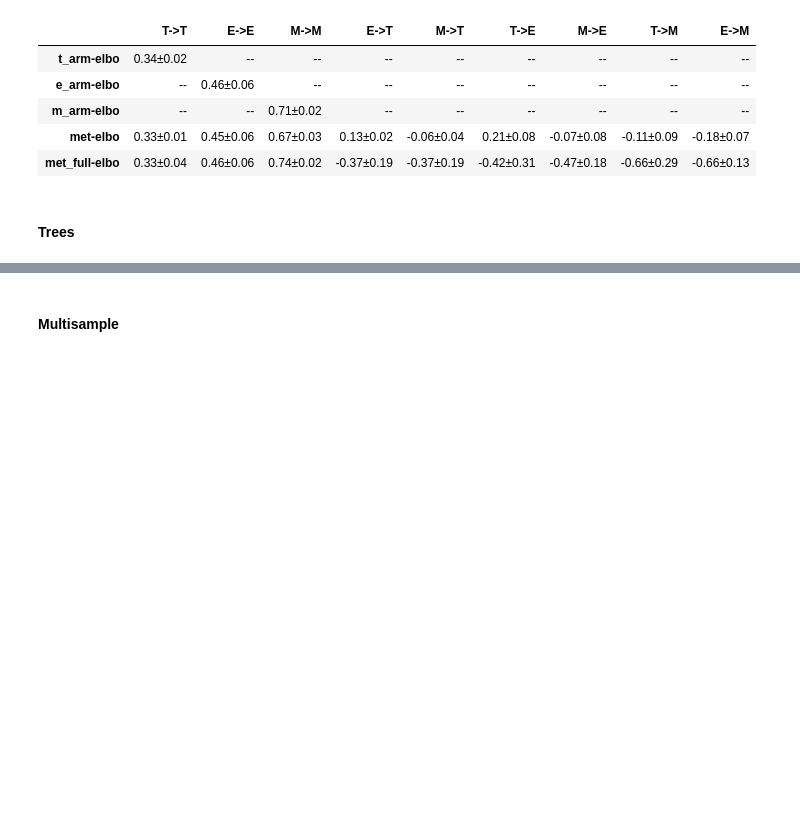
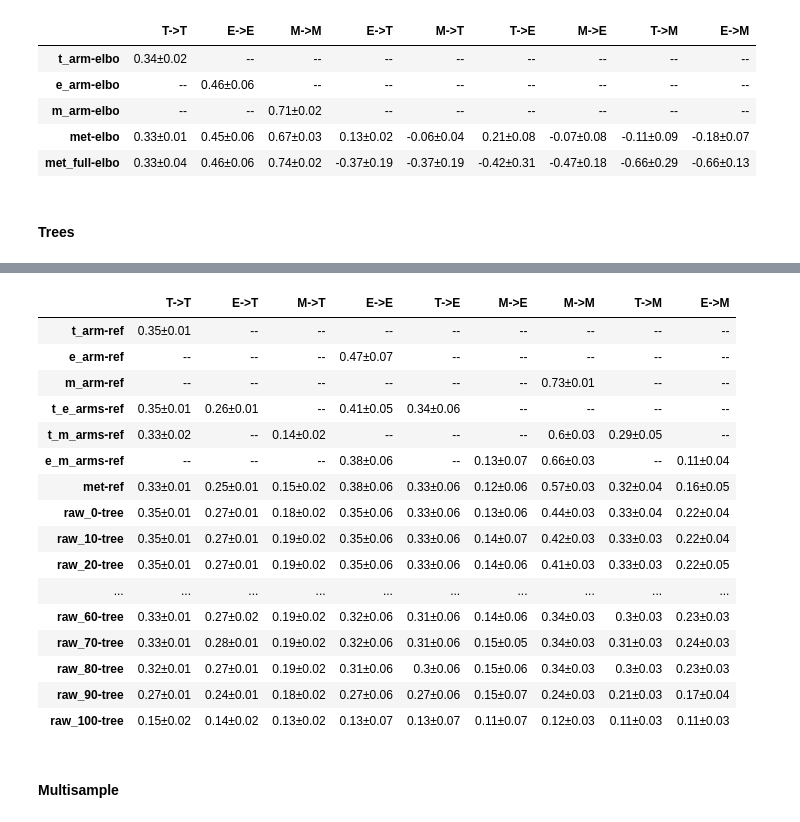
Before and after one commit to AllenInstitute/cplAE_MET, a Jupyter notebook: notebooks/Results.ipynb, the cells around one changed output, grey strips where cells are left out. Drawn from its saved outputs; the diff is of its cells as text; code cells hidden in the pictures; blank space fills up the shorter version.

```diff
--- a/notebooks/Results.ipynb
+++ b/notebooks/Results.ipynb
@@ -106,7 +106,7 @@ def run_recon_plan(plan, targets, met_data, loaded_experiments, previous = {}):
     for (target, groups_dict) in plan.items():
         print(f"\nRunning target {target}:")
         target_info = targets[target]
-        specimen_ids = met_data.query(**target_info["query"])["specimen_id"]
+        specimen_ids = met_data.query(**target_info["query"], outputs = ["specimen_id"])["specimen_id"]
         loss_config = {"encoder_cross_grad": False, "device": "cpu", **target_info["loss"]}
         loss_func = ReconstructionLoss(loss_config, met_data, specimen_ids)
         trans_funcs = {form: get_transformation_function(params) for (form, params) in target_info["loss"]["transform"].items()}
@@ -160,7 +160,7 @@ def build_table(scores, column_info, groups, num_decimals, exps = None):
 dataset_folders = {
   "logcpm": "../data/transcriptomics",
   "pca-ipfx": "../data/electrophysiology",
-  "arbors": "../data/morphology/densities/120_4_4_old"}
+  "arbors": "../data/morphology/densities/120_4_4/histogram"}
 met_data = MET_Data("../data/meta/specimens.csv", **dataset_folders)
 for form in ["logcpm", "pca-ipfx", "arbors"]:
     met_data.cache_data(form)
@@ -315,7 +324,7 @@ general_targets = {
         "modalities": ["T", "E", "M"],
         "loss": {
             "formats": {"T": ["logcpm"], "E": ["pca-ipfx"], "M": ["arbors"]},
-            "losses": {"logcpm": "feature_r2", "pca-ipfx": "feature_r2", "arbors": "sample_r2"},
+            "losses": {"logcpm": "sample_r2", "pca-ipfx": "sample_r2", "arbors": "sample_r2"},
             "transform": {}},
         "groups": {"patch", "full", "grad", "complete", "smartseq", "cpl", "var", "tight", "loose", "direct", "decoupled", "ME", "fMOST"},
         "display": {"T": lambda x: 1 - x, "E": lambda x: 1 - x, "M": lambda x: 1 - x}
@@ -364,7 +373,7 @@ general_targets = {
 # %%
 general_accs = {}
 # %%
-specified = [("patchseq", "test", None)]
+specified = [("patchseq", "tree", None)]
 plan = generate_recon_plan(specified, general_targets)
 general_accs = run_recon_plan(plan, general_targets, met_data, all_experiments, general_accs)
 general_scores = compute_scores(general_accs)
@@ -630,3 +612,27 @@ build_table(general_scores, [
+# %%
+build_table(general_scores, [
+    ("T->T", "patchseq", "T->T"), ("E->T", "patchseq", "E->T"), ("M->T", "patchseq", "M->T"), ("E->E", "patchseq", "E->E"),
+    ("T->E", "patchseq", "T->E"), ("M->E", "patchseq", "M->E"), ("M->M", "patchseq", "M->M"), ("T->M", "patchseq", "T->M"),
+    ("E->M", "patchseq", "E->M")],
+            ["ref", "tree"], 2)
+# %% [output]
+|  | T->T | E->T | M->T | E->E | T->E | M->E | M->M | T->M | E->M |
+| t_arm-ref | 0.35±0.01 | -- | -- | -- | -- | -- | -- | -- | -- |
+| e_arm-ref | -- | -- | -- | 0.47±0.07 | -- | -- | -- | -- | -- |
+| m_arm-ref | -- | -- | -- | -- | -- | -- | 0.73±0.01 | -- | -- |
+| t_e_arms-ref | 0.35±0.01 | 0.26±0.01 | -- | 0.41±0.05 | 0.34±0.06 | -- | -- | -- | -- |
+| t_m_arms-ref | 0.33±0.02 | -- | 0.14±0.02 | -- | -- | -- | 0.6±0.03 | 0.29±0.05 | -- |
+| e_m_arms-ref | -- | -- | -- | 0.38±0.06 | -- | 0.13±0.07 | 0.66±0.03 | -- | 0.11±0.04 |
+| met-ref | 0.33±0.01 | 0.25±0.01 | 0.15±0.02 | 0.38±0.06 | 0.33±0.06 | 0.12±0.06 | 0.57±0.03 | 0.32±0.04 | 0.16±0.05 |
+| raw_0-tree | 0.35±0.01 | 0.27±0.01 | 0.18±0.02 | 0.35±0.06 | 0.33±0.06 | 0.13±0.06 | 0.44±0.03 | 0.33±0.04 | 0.22±0.04 |
+| raw_10-tree | 0.35±0.01 | 0.27±0.01 | 0.19±0.02 | 0.35±0.06 | 0.33±0.06 | 0.14±0.07 | 0.42±0.03 | 0.33±0.03 | 0.22±0.04 |
+| raw_20-tree | 0.35±0.01 | 0.27±0.01 | 0.19±0.02 | 0.35±0.06 | 0.33±0.06 | 0.14±0.06 | 0.41±0.03 | 0.33±0.03 | 0.22±0.05 |
+| ... | ... | ... | ... | ... | ... | ... | ... | ... | ... |
+| raw_60-tree | 0.33±0.01 | 0.27±0.02 | 0.19±0.02 | 0.32±0.06 | 0.31±0.06 | 0.14±0.06 | 0.34±0.03 | 0.3±0.03 | 0.23±0.03 |
+| raw_70-tree | 0.33±0.01 | 0.28±0.01 | 0.19±0.02 | 0.32±0.06 | 0.31±0.06 | 0.15±0.05 | 0.34±0.03 | 0.31±0.03 | 0.24±0.03 |
+| raw_80-tree | 0.32±0.01 | 0.27±0.01 | 0.19±0.02 | 0.31±0.06 | 0.3±0.06 | 0.15±0.06 | 0.34±0.03 | 0.3±0.03 | 0.23±0.03 |
+| raw_90-tree | 0.27±0.01 | 0.24±0.01 | 0.18±0.02 | 0.27±0.06 | 0.27±0.06 | 0.15±0.07 | 0.24±0.03 | 0.21±0.03 | 0.17±0.04 |
+| raw_100-tree | 0.15±0.02 | 0.14±0.02 | 0.13±0.02 | 0.13±0.07 | 0.13±0.07 | 0.11±0.07 | 0.12±0.03 | 0.11±0.03 | 0.11±0.03 |
 # %% [markdown]
 #### Multisample
 # %%
```
Also changed, not shown: parts of 29 cells of this notebook, 2 other files.
